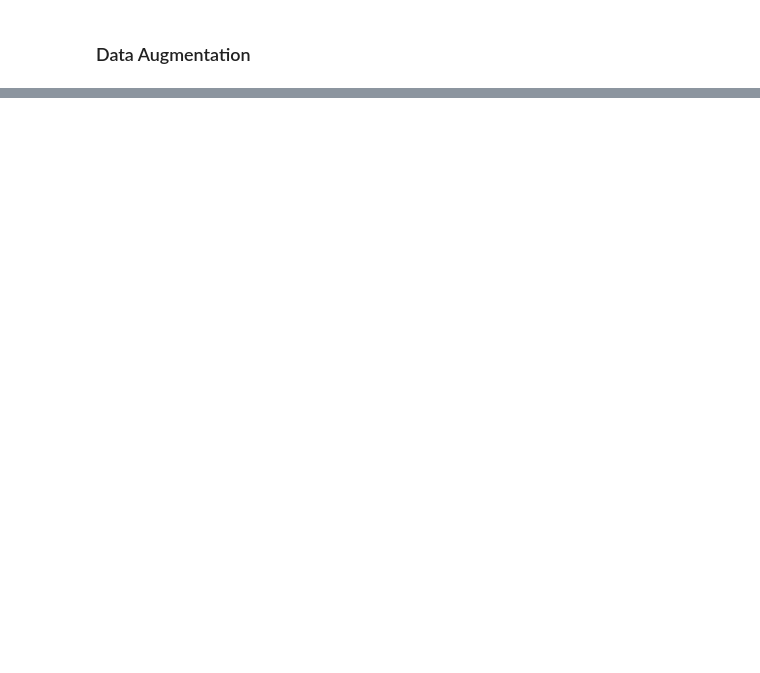
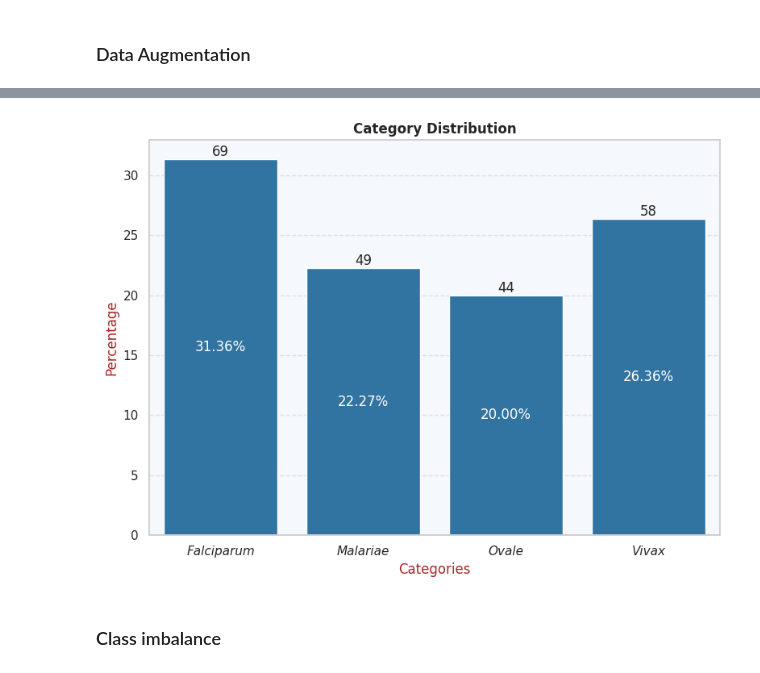
Before and after one commit to pmachado333/Malaria_Tracker, a Jupyter notebook: jupyter_notebook/kjetil_images.ipynb, the cells around one changed output, grey strips where cells are left out. Saved outputs shown, nothing was run; the diff lists cells and outputs as text; code cells hidden in the pictures; blank space fills up the shorter version.

```diff
--- a/jupyter_notebook/kjetil_images.ipynb
+++ b/jupyter_notebook/kjetil_images.ipynb
@@ -213,7 +222,7 @@ c= np.full((1,len(ova)), 3)
 d= np.full((1,len(viv)), 4)
 
 y = np.hstack((a,b,c,d))
-y = y.reshape(210,1)
+y = y.reshape(315,1)
 
 for value in y:
     value -= 1
@@ -366,0 +413,34 @@ Clipping input data to the valid range for imshow with RGB data ([0..1] for floa
+# %%
+def plot_ydist(y, title='Category Distribution'):
+    category_counts = np.sum(y, axis=0)
+    total_samples = len(y)
+    category_distribution = category_counts / total_samples * 100
+
+    categories = ['Falciparum', 'Malariae', 'Ovale', 'Vivax']
+    sns.set(style='whitegrid')
+    plt.figure(figsize=(8, 6))
+
+    ax = sns.barplot(x=categories, y=category_distribution, color='#1F77B4')
+    ax.yaxis.grid(True, linestyle='--', alpha=0.5)
+    ax.set_facecolor('#F5F8FC')
+
+    plt.xlabel('Categories', fontweight='normal', color='brown')
+    plt.ylabel('Percentage', fontweight='normal', color='brown')
+
+    # Add percentage values inside the bars and count values on top of the bars
+    for p, count, percentage in zip(ax.patches, category_counts, category_distribution):
+        ax.annotate(f'{percentage:.2f}%', (p.get_x() + p.get_width() / 2, p.get_height() / 2),
+                    ha='center', va='center', color='white')
+        ax.annotate(str(int(count)), (p.get_x() + p.get_width() / 2, p.get_height()),
+                    ha='center', va='bottom')
+
+    plt.xticks(fontstyle='italic')
+    plt.title(title, fontweight='bold')
+    plt.tight_layout()
+    plt.show()
+# %%
+plot_ydist(y_cat_train)
+# %% [output]
+[figure, added]
+# %% [markdown]
+### Class imbalance
```
Also changed, not shown: parts of 31 cells of this notebook, 1 other file.
